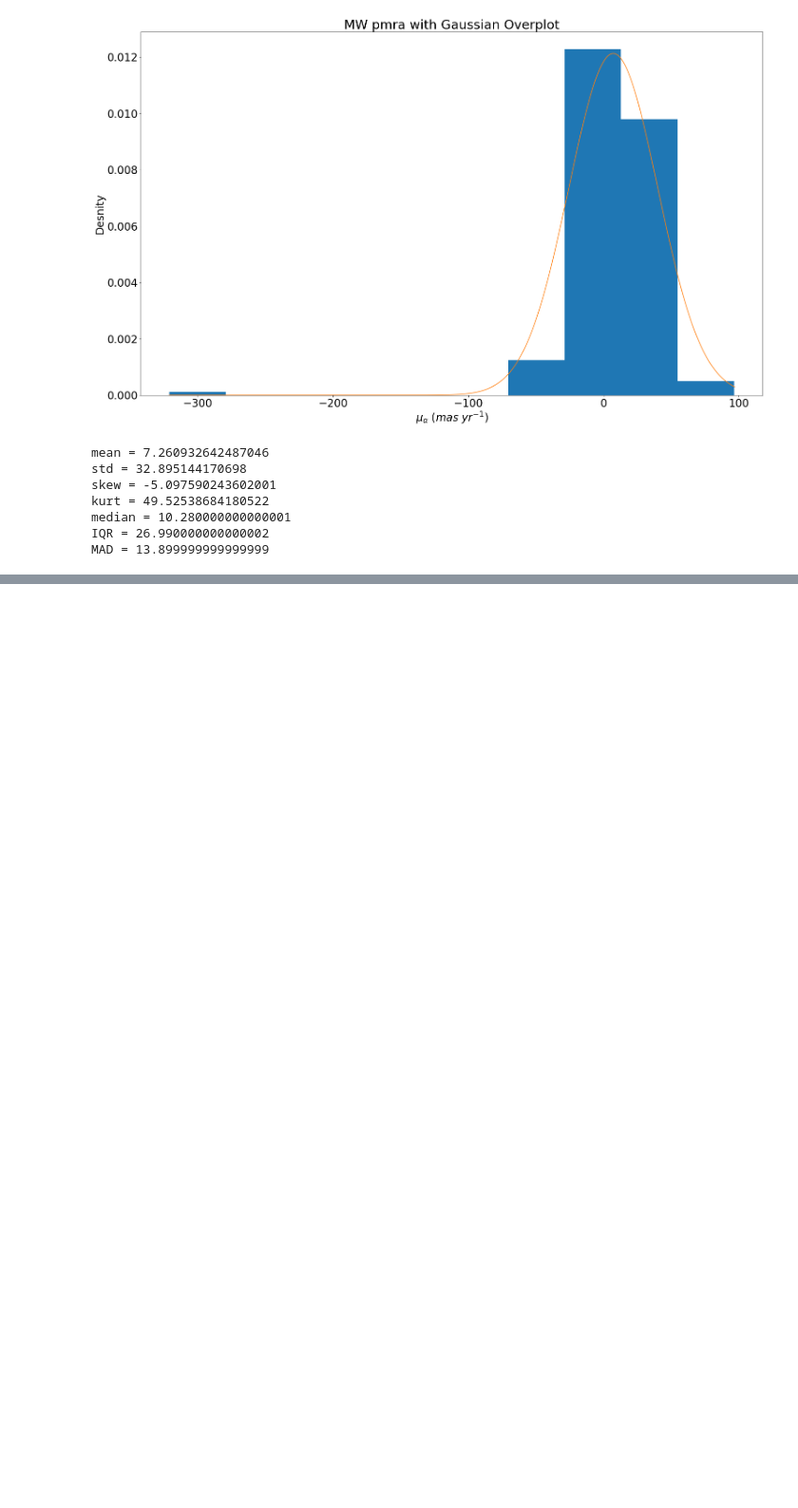
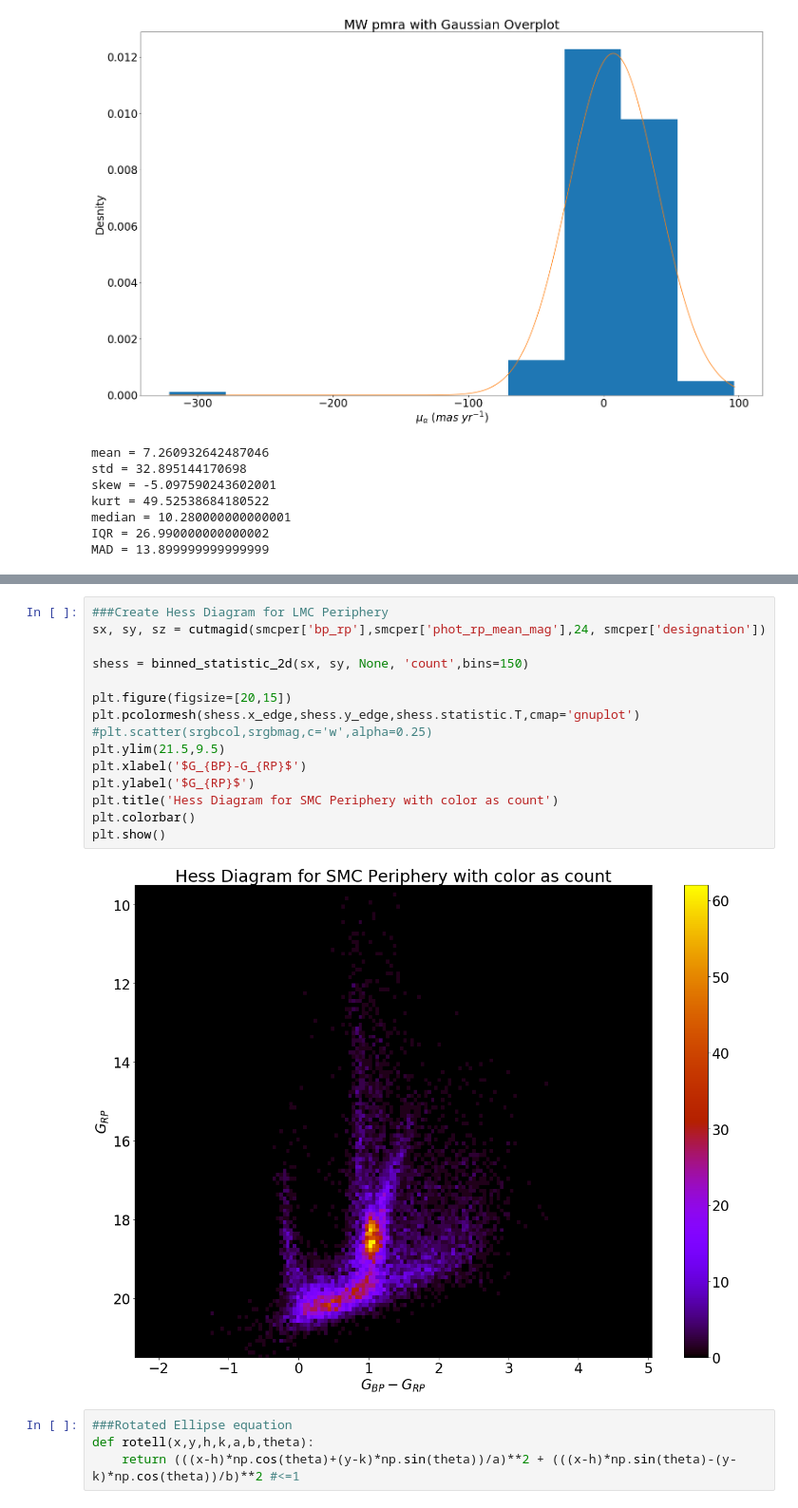
Before and after one commit to JoshuaPovick/MS_young, a Jupyter notebook: MSyoung2.ipynb, the cells around one changed output, grey strips where cells are left out. Shown at 95% size. Saved outputs shown, nothing was run; the diff lists cells and outputs as text; blank space fills up the shorter version.

```diff
--- a/MSyoung2.ipynb
+++ b/MSyoung2.ipynb
@@ -1251,0 +1304,21 @@ plt.show()
+# %%
+###Create Hess Diagram for LMC Periphery
+sx, sy, sz = cutmagid(smcper['bp_rp'],smcper['phot_rp_mean_mag'],24, smcper['designation'])
+
+shess = binned_statistic_2d(sx, sy, None, 'count',bins=150)
+
+plt.figure(figsize=[20,15])
+plt.pcolormesh(shess.x_edge,shess.y_edge,shess.statistic.T,cmap='gnuplot')
+#plt.scatter(srgbcol,srgbmag,c='w',alpha=0.25)
+plt.ylim(21.5,9.5)
+plt.xlabel('$G_{BP}-G_{RP}$')
+plt.ylabel('$G_{RP}$')
+plt.title('Hess Diagram for SMC Periphery with color as count')
+plt.colorbar()
+plt.show()
+# %% [output]
+[figure, added]
+# %%
+###Rotated Ellipse equation
+def rotell(x,y,h,k,a,b,theta):
+    return (((x-h)*np.cos(theta)+(y-k)*np.sin(theta))/a)**2 + (((x-h)*np.sin(theta)-(y-k)*np.cos(theta))/b)**2 #<=1
```
Also changed, not shown: parts of 22 cells of this notebook.
